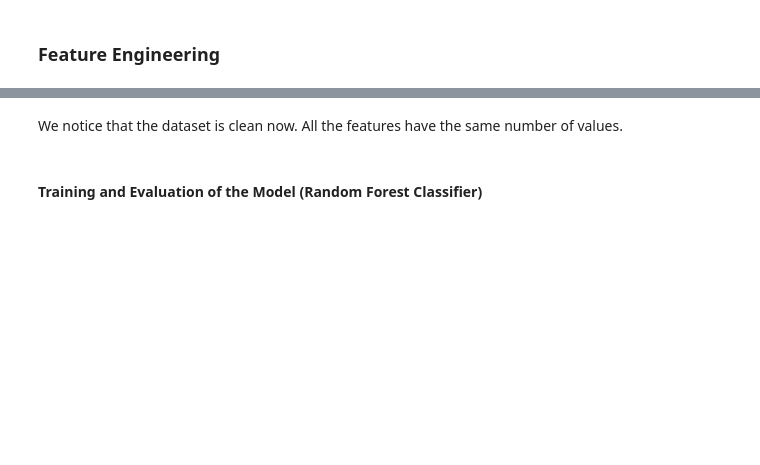
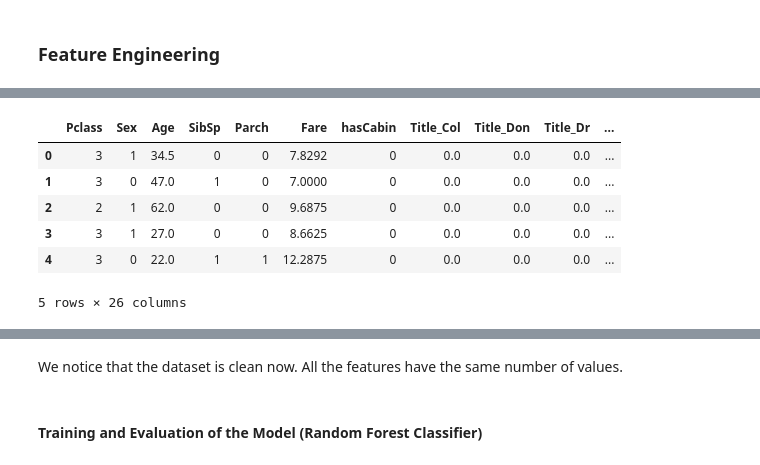
Before and after one commit to felixfaruix/kaggle-competitions, a Jupyter notebook: notebooks/Titanic/titanic.ipynb, the cells around one changed output, grey strips where cells are left out. Saved outputs shown, nothing was run; the diff lists cells and outputs as text; code cells hidden in the pictures; blank space fills up the shorter version.

```diff
--- a/notebooks/Titanic/titanic.ipynb
+++ b/notebooks/Titanic/titanic.ipynb
@@ -22,8 +20,8 @@ import sys
 # Load the Titanic dataset
 # Ensure the correct path to the dataset files
 # Adjust the path as necessary based on your directory structure
-train_data = pd.read_csv('/kaggle/input/titanic/train.csv')
-test_data = pd.read_csv('/kaggle/input/titanic/test.csv')
+train_data = pd.read_csv('./train.csv')
+test_data = pd.read_csv('./test.csv')
 # %% [markdown]
 _Head()_ tells us the first 5 rows of the dataset, which is useful to understand the structure and content of the data.
 As we can see, the dataset contains information about passengers such as their survival status, class, name and other features.
@@ -73,9 +109,9 @@ This is important when the class is imbalanced like in this case, where the surv
 from sklearn.model_selection import StratifiedShuffleSplit
 
 split = StratifiedShuffleSplit(n_splits = 1, test_size=0.2, random_state=42)
-for train_indeces, test_indeces in split.split(train_data, train_data[["Survived", "Pclass", "Sex"]]):
-    strat_train_set = train_data.loc[train_indeces]
-    strat_test_set = train_data.loc[test_indeces]
+for train_indeces, test_indeces in split.split(train_data, train_data[["Survived"]]):
+    strat_train_set = train_data.loc[train_indeces].reset_index(drop=True)
+    strat_test_set = train_data.loc[test_indeces].reset_index(drop=True)
 # %% [markdown]
 We plot each distirbution across the two sets, in order to verify that they are actually equal across each different variable.
 # %%
@@ -178,14 +354,24 @@ class CategoricalMapper(BaseEstimator, TransformerMixin):
 from sklearn.pipeline import Pipeline
 
 preprocess_pipe = Pipeline([
-    ("drop", FeatureDropper()),
-    ("age",  AgeImputer()),
-    ("cat",  CategoricalMapper()),
+    ("cabin", CabinFLagger()),
+    ("feature_drop",  FeatureDropper(("Ticket", "PassengerId"))),
+    ("Ttile_extractor",  TitleExtractor()),
+    ("age_imputer", AgeImputer()),
+    ("title_encoder", TitleOneHotEncoder()),
+    ("Sex_flagger", SexLabelEncoder()),
+    ("Embarked_encoder", EmbarkedLabelEncoder()),
+    ("isAlone_flagger", isAloneFlagger()),
 ])
+
 print("TRAIN cols :", list(strat_train_set.columns))
-print("VAL   cols :", list(strat_test_set.columns))
+print("VAL cols :", list(strat_test_set.columns))
 # fit + transform on training split
-strat_train_set = preprocess_pipe.fit_transform(strat_train_set)
+preprocessed_array = preprocess_pipe.fit_transform(strat_train_set)
+strat_train_set = pd.DataFrame(preprocessed_array)
+print(strat_train_set.head())
 
 # transform ONLY on validation / test split
 strat_test_set  = preprocess_pipe.transform(strat_test_set)
+test_data = preprocess_pipe.transform(test_data)
+# Display the first few rows of the transformed training data
@@ -195,0 +396,15 @@ strat_test_set.info()
+# %%
+# Converting the transformed training set to a DataFrame for better visualization
+strat_test_set = pd.DataFrame(strat_test_set)
+test_data = pd.DataFrame(test_data)
+
+# Display the first few rows of the transformed training data
+test_data.head()
+# %% [output]
+|  | Pclass | Sex | Age | SibSp | Parch | Fare | hasCabin | Title_Col | Title_Don | Title_Dr | ... |
+| 0 | 3 | 1 | 34.5 | 0 | 0 | 7.8292 | 0 | 0.0 | 0.0 | 0.0 | ... |
+| 1 | 3 | 0 | 47.0 | 1 | 0 | 7.0000 | 0 | 0.0 | 0.0 | 0.0 | ... |
+| 2 | 2 | 1 | 62.0 | 0 | 0 | 9.6875 | 0 | 0.0 | 0.0 | 0.0 | ... |
+| 3 | 3 | 1 | 27.0 | 0 | 0 | 8.6625 | 0 | 0.0 | 0.0 | 0.0 | ... |
+| 4 | 3 | 0 | 22.0 | 1 | 1 | 12.2875 | 0 | 0.0 | 0.0 | 0.0 | ... |
+5 rows × 26 columns
```
Also changed, not shown: parts of 31 cells of this notebook, 1 other file.
